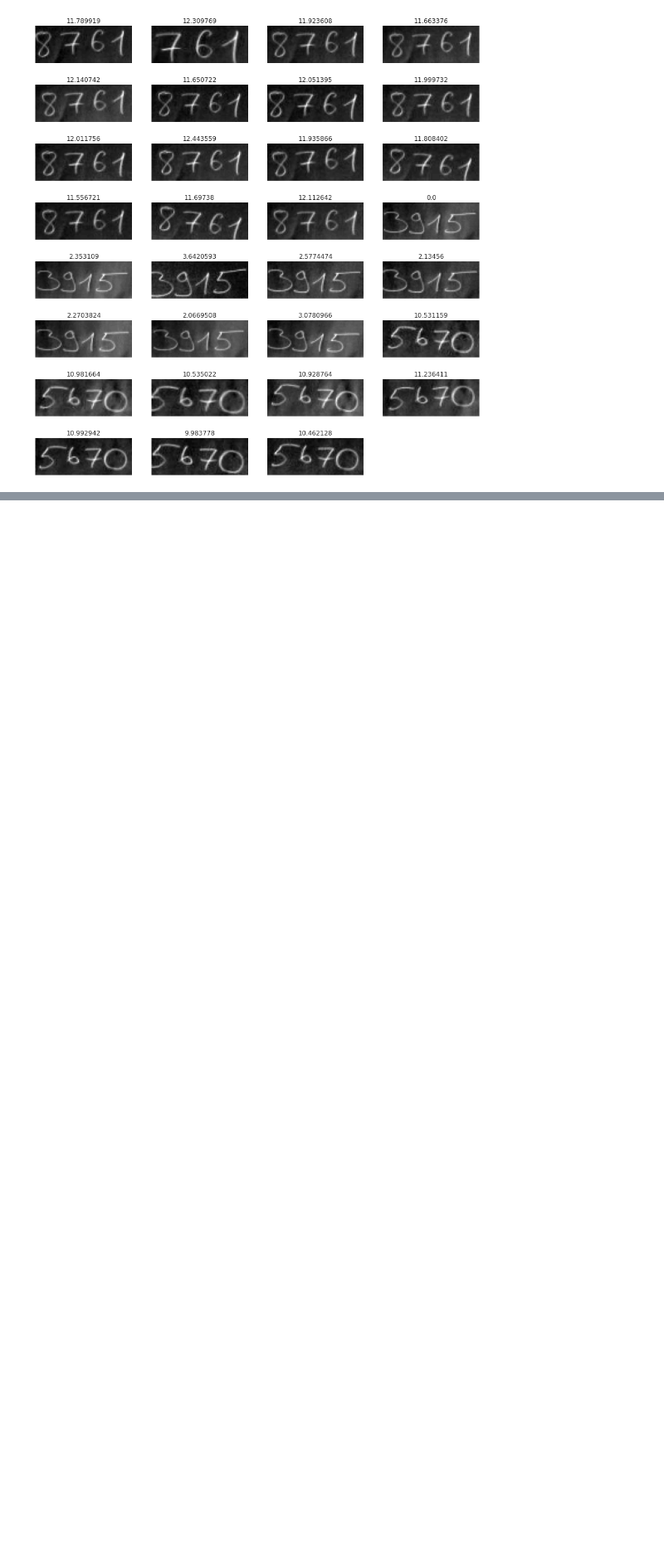
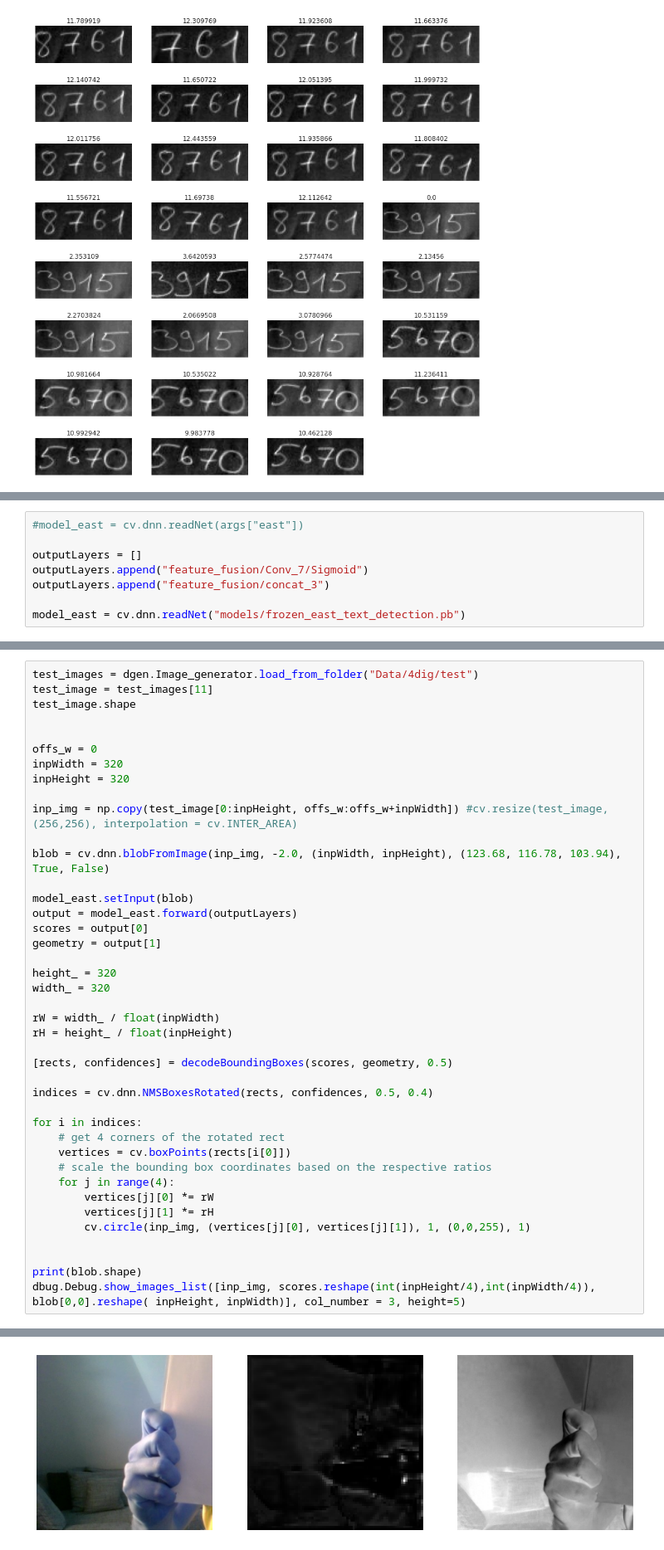
Before and after one commit to tunmustard/features_extractions, a Jupyter notebook: main_detect_pipeline.ipynb, the cells around one changed output, grey strips where cells are left out. Shown at 83% size. Drawn from its saved outputs; the diff is of its cells as text; blank space fills up the shorter version.

```diff
--- a/main_detect_pipeline.ipynb
+++ b/main_detect_pipeline.ipynb
@@ -802,0 +951,8 @@ test_image.shape
+# %%
+#model_east = cv.dnn.readNet(args["east"])
+
+outputLayers = []
+outputLayers.append("feature_fusion/Conv_7/Sigmoid")
+outputLayers.append("feature_fusion/concat_3")
+
+model_east = cv.dnn.readNet("models/frozen_east_text_detection.pb")
@@ -802,0 +1063,42 @@ test_image.shape
+# %%
+test_images = dgen.Image_generator.load_from_folder("Data/4dig/test")
+test_image = test_images[11]
+test_image.shape
+
+
+offs_w = 0
+inpWidth = 320
+inpHeight = 320
+
+inp_img = np.copy(test_image[0:inpHeight, offs_w:offs_w+inpWidth]) #cv.resize(test_image, (256,256), interpolation = cv.INTER_AREA)
+
+blob = cv.dnn.blobFromImage(inp_img, -2.0, (inpWidth, inpHeight), (123.68, 116.78, 103.94), True, False)
+
+model_east.setInput(blob)
+output = model_east.forward(outputLayers)
+scores = output[0]
+geometry = output[1]
+
+height_ = 320
+width_ = 320
+
+rW = width_ / float(inpWidth)
+rH = height_ / float(inpHeight)
+
+[rects, confidences] = decodeBoundingBoxes(scores, geometry, 0.5)
+
+indices = cv.dnn.NMSBoxesRotated(rects, confidences, 0.5, 0.4)
+
+for i in indices:
+    # get 4 corners of the rotated rect
+    vertices = cv.boxPoints(rects[i[0]])
+    # scale the bounding box coordinates based on the respective ratios
+    for j in range(4):
+        vertices[j][0] *= rW
+        vertices[j][1] *= rH
+        cv.circle(inp_img, (vertices[j][0], vertices[j][1]), 1, (0,0,255), 1)
+
+
+print(blob.shape)
+dbug.Debug.show_images_list([inp_img, scores.reshape(int(inpHeight/4),int(inpWidth/4)), blob[0,0].reshape( inpHeight, inpWidth)], col_number = 3, height=5)
+# %% [output]
@@ -802,0 +1106 @@ test_image.shape
+[figure, added]
```
Also changed, not shown: parts of 10 cells of this notebook, 1 other file.
